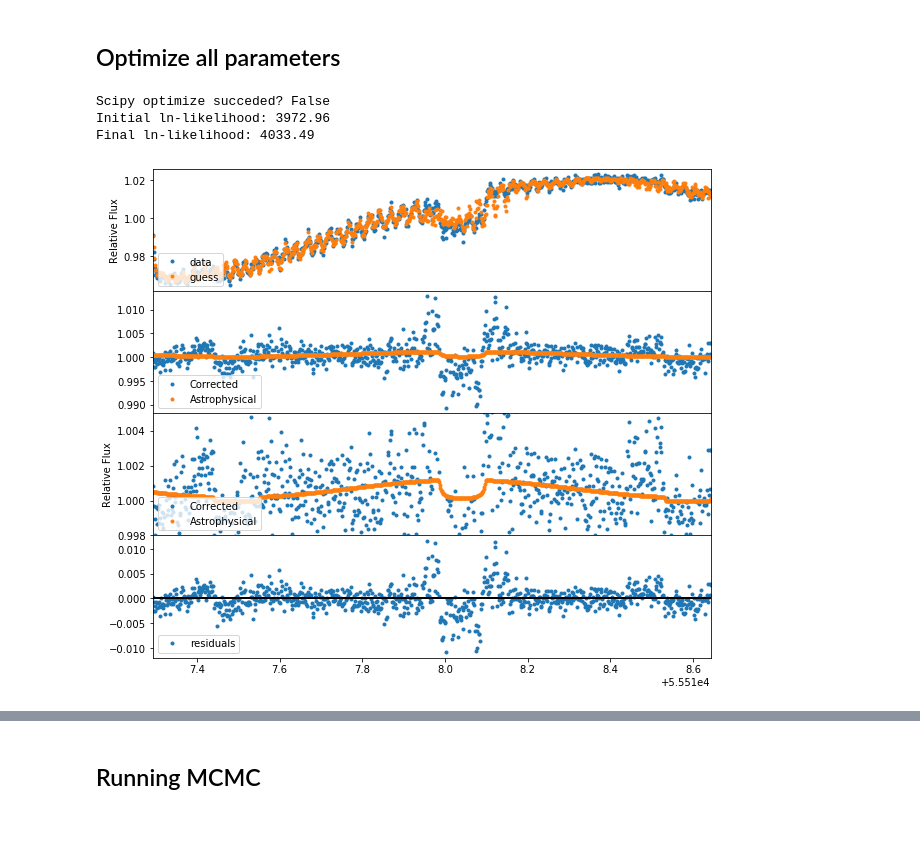
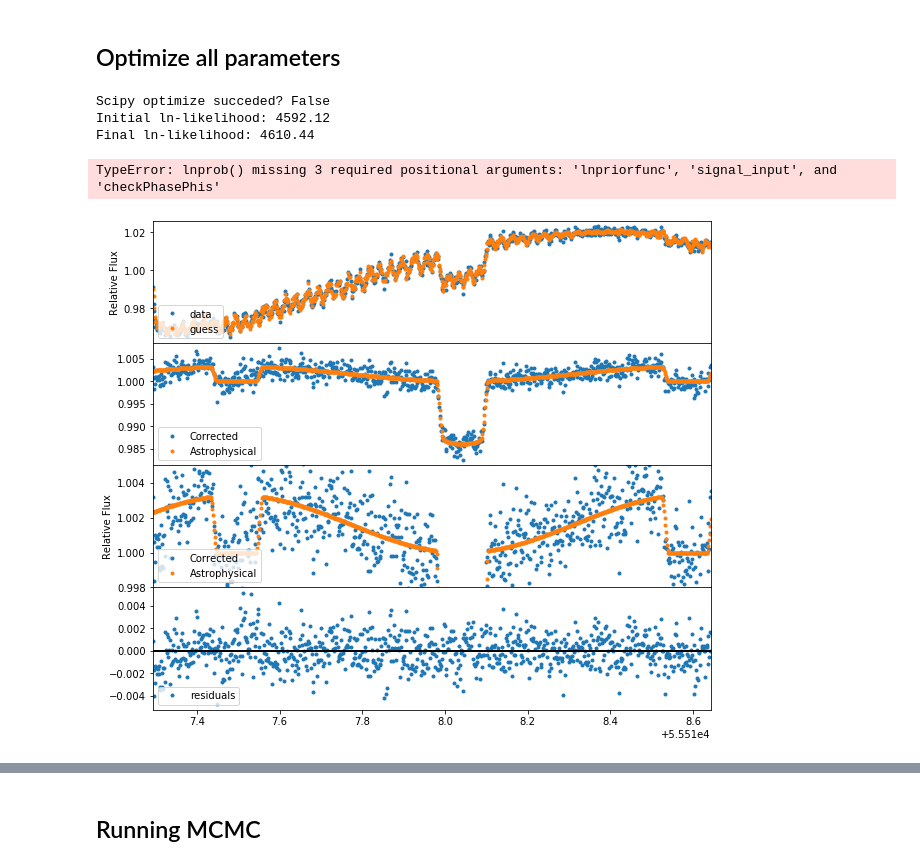
Before and after one commit to lisadang27/SPCA, a Jupyter notebook: notebooks/MCMC_Poly-BLISS-GP-DEVELOPMENT.ipynb, the cells around one changed output, grey strips where cells are left out. Drawn from its saved outputs; the diff is of its cells as text; code cells hidden in the pictures; blank space fills up the shorter version.

```diff
--- a/notebooks/MCMC_Poly-BLISS-GP-DEVELOPMENT.ipynb
+++ b/notebooks/MCMC_Poly-BLISS-GP-DEVELOPMENT.ipynb
@@ -579,7 +491,0 @@ Final ln-likelihood: 3972.27
-# %%
-def spyFunc0(p0, flux, xdata, ydata, time):
-    mean_model = astroModel(p0[np.where(np.in1d(p0_labels,p0_astro))])
-    gpAmp, gpLx, gpLy, sigF = p0[np.where(np.in1d(p0_labels,p0_detec))]
-    return detfunc_dev(flux, mean_model, xdata, ydata, time, gpAmp, gpLx, gpLy, sigF)
-# %%
-spyResult0 = scipy.optimize.minimize(spyFunc0, p0_temp0, args=(flux, xdata, ydata, time), method='Nelder-Mead')
@@ -590,11 +491,0 @@ Scipy optimize succeded? True
-# %%
-p0_temp0 = spyResult0.x
-
-mean_model = astroModel(p0_temp0[np.where(np.in1d(p0_labels,p0_astro))])
-
-astro_guess = mean_model.get_value(np.array([xdata, ydata, time]).T)
-
-detec_full_guess, gp_final = detfunc_dev_full(flux, mean_model, xdata, ydata, time, *p0_temp0[np.where(np.in1d(p0_labels,p0_detec))])
-
-#plot scipy's best-fit
-make_plots.plot_init_guess(time, flux, astro_guess, detec_full_guess, savepath, mode)
@@ -609,14 +492,14 @@ Final ln-likelihood: 3784.57
 # %%
 if runMCMC:
 
+    astro_guess = astrofunc(time, *p0[np.where(np.in1d(p0_labels,p0_astro))])
+
     if 'gp' in mode.lower():
-        detec_inputs = [flux, xdata, ydata, time, True, p0[np.where(np.in1d(p0_labels,p0_astro))], astrofunc]
-        spyFunc0 = lambda p0_temp, inputs: -detecfunc(inputs, *p0_temp)[1].log_likelihood(inputs[0])
+        detec_inputs = [flux, xdata, ydata, time, True, astro_guess]
+        spyFunc0 = lambda p0_temp, inputs: -detecfunc(inputs, *p0_temp)[1].log_likelihood(inputs[0]-inputs[-1])
     else:
         detec_inputs = [flux/astro_guess, xdata, ydata]
         spyFunc0 = lambda p0_temp, inputs: np.mean((inputs[0]-detecfunc(inputs[:-1], *p0_temp))**2)
-
-    astro_guess = astrofunc(time, *p0[np.where(np.in1d(p0_labels,p0_astro))])
 
     spyResult0 = scipy.optimize.minimize(spyFunc0, p0[np.where(np.in1d(p0_labels,p0_detec))], detec_inputs, 'Nelder-Mead')
     print('Scipy optimize succeded?', spyResult0.success)
@@ -626,8 +509,8 @@ if runMCMC:
     if 'gp' in mode.lower():
         _, gp_initial = detecfunc(detec_inputs, *p0[np.where(np.in1d(p0_labels,p0_detec))])
         detec_full_guess, gp_final = detecfunc(detec_inputs, *p0_temp0)
-        print("Initial ln-likelihood: {0:.2f}".format(gp_initial.log_likelihood(flux)))
-        print("Final ln-likelihood: {0:.2f}".format(gp_final.log_likelihood(flux)))
+        print("Initial ln-likelihood: {0:.2f}".format(gp_initial.log_likelihood(flux-astro_guess)))
+        print("Final ln-likelihood: {0:.2f}".format(gp_final.log_likelihood(flux-astro_guess)))
     else:
         detec_full_guess = detecfunc(detec_inputs, *p0_temp0)
 
@@ -646,39 +529,41 @@ Final ln-likelihood: 3972.96
 # %%
 if runMCMC:
 
     signal_inputs = [flux, time, xdata, ydata, psfxw, psfyw, mode]
     checkPhasePhis = np.linspace(-np.pi,np.pi,1000)
+    lnprob_inputs = [signalfunc, lnpriorfunc, signal_inputs, checkPhasePhis, lnprior_custom]
 
     spyFunc2 = lambda p0, inputs: -helpers.lnprob(p0, *inputs)
-    spyResult2 = scipy.optimize.minimize(spyFunc2, p0, [signalfunc, lnpriorfunc,
-                                              signal_inputs, checkPhasePhis, lnprior_custom], 'Nelder-Mead')
+    spyResult2 = scipy.optimize.minimize(spyFunc2, p0, lnprob_inputs, 'Nelder-Mead')
     print('Scipy optimize succeded?', spyResult2.success)
 
     p0_temp2 = spyResult2.x
 
+    astro_guess_old = np.copy(astro_guess)
     astro_guess = astrofunc(time, *p0_temp2[np.where(np.in1d(p0_labels,p0_astro))])
 
     if 'gp' in mode.lower():
-        detec_inputs = [flux, xdata, ydata, time, True, p0[np.where(np.in1d(p0_labels,p0_astro))], astrofunc]
+        detec_inputs = [flux, xdata, ydata, time, True, astro_guess_old]
         _, gp_initial = detecfunc(detec_inputs, *p0[np.where(np.in1d(p0_labels,p0_detec))])
-        detec_inputs = [flux, xdata, ydata, time, True, p0_temp2[np.where(np.in1d(p0_labels,p0_astro))], astrofunc]
+        detec_inputs = [flux, xdata, ydata, time, True, astro_guess]
         detec_full_guess, gp_final = detecfunc(detec_inputs, *p0_temp2[np.where(np.in1d(p0_labels,p0_detec))])
-        print("Initial ln-likelihood: {0:.2f}".format(gp_initial.log_likelihood(flux)))
-        print("Final ln-likelihood: {0:.2f}".format(gp_final.log_likelihood(flux)))
+        print("Initial ln-likelihood: {0:.2f}".format(gp_initial.log_likelihood(flux-astro_guess_old)))
+        print("Final ln-likelihood: {0:.2f}".format(gp_final.log_likelihood(flux-astro_guess)))
     else:
         detec_inputs = [flux/astro_guess, xdata, ydata]
         detec_full_guess = detecfunc(detec_inputs, *p0_temp2[np.where(np.in1d(p0_labels,p0_detec))])
 
     #plot scipy's best-fit
     make_plots.plot_init_guess(time, flux, astro_guess, detec_full_guess, savepath, mode)
 
-    if spyResult2.success:
+    if helpers.lnprob(p0, *lnprob_inputs) < helpers.lnprob(p0_temp2, *lnprob_inputs):
         p0 = p0_temp2
 # %% [output]
 Scipy optimize succeded? False
-Initial ln-likelihood: 3972.96
-Final ln-likelihood: 4033.49
+Initial ln-likelihood: 4592.12
+Final ln-likelihood: 4610.44
+TypeError: lnprob() missing 3 required positional arguments: 'lnpriorfunc', 'signal_input', and 'checkPhasePhis'
-[figure, old version]
+[figure, new version]
 # %%
 if runMCMC:
 
```
Also changed, not shown: parts of 25 cells of this notebook, 2 other files.
